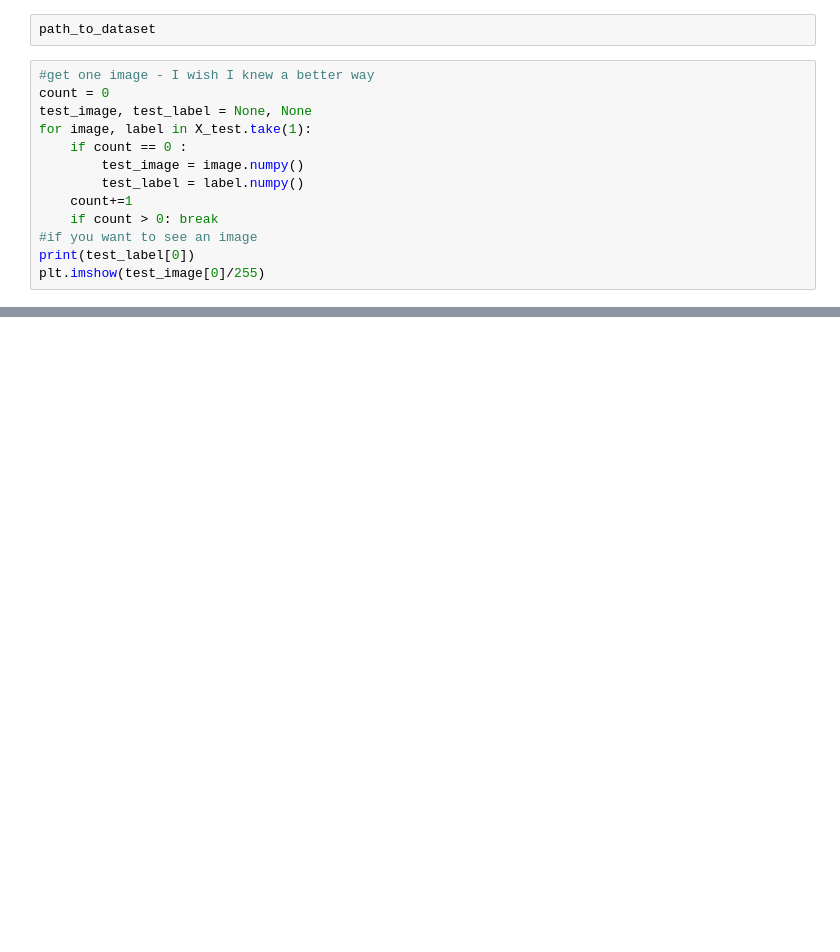
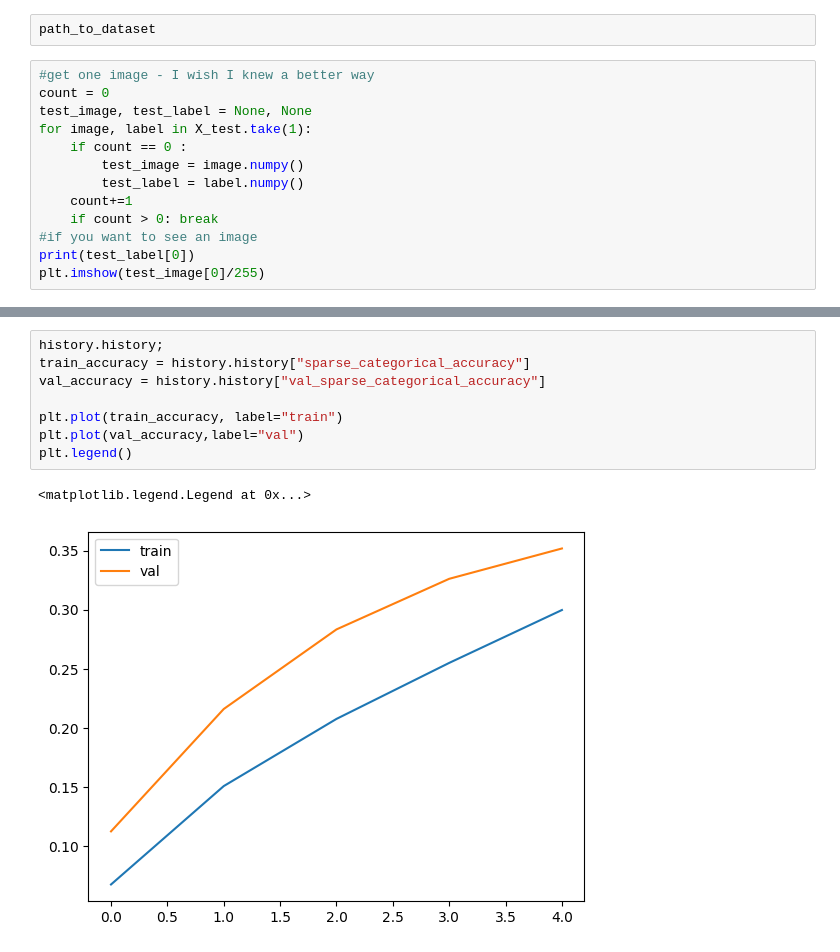
Before and after one commit to canndyy/your_kitchen_ai, a Jupyter notebook: notebooks/model_nbs/model_maker.ipynb, the cells around one changed output, grey strips where cells are left out. Cells and saved outputs as stored; diff of their text form; blank space fills up the shorter version.

```diff
--- a/notebooks/model_nbs/model_maker.ipynb
+++ b/notebooks/model_nbs/model_maker.ipynb
@@ -473,0 +578,11 @@ model.evaluate(X_test, return_dict=True)
+# %%
+history.history;
+train_accuracy = history.history["sparse_categorical_accuracy"]
+val_accuracy = history.history["val_sparse_categorical_accuracy"]
+
+plt.plot(train_accuracy, label="train")
+plt.plot(val_accuracy,label="val")
+plt.legend()
+# %% [output]
+<matplotlib.legend.Legend at 0x...>
+[figure, added]
```
Also changed, not shown: parts of 26 cells of this notebook, 2 other files.
